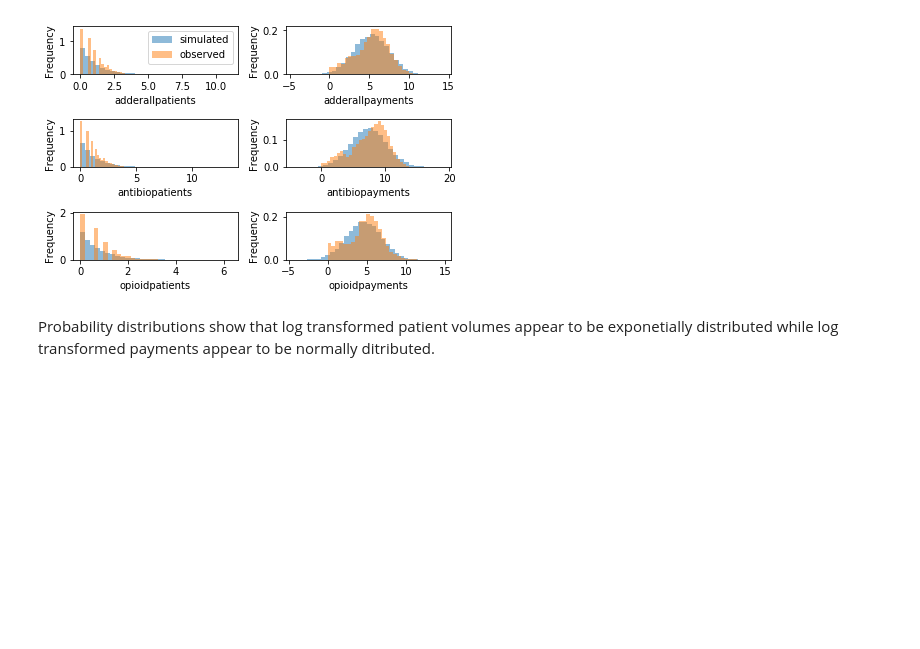
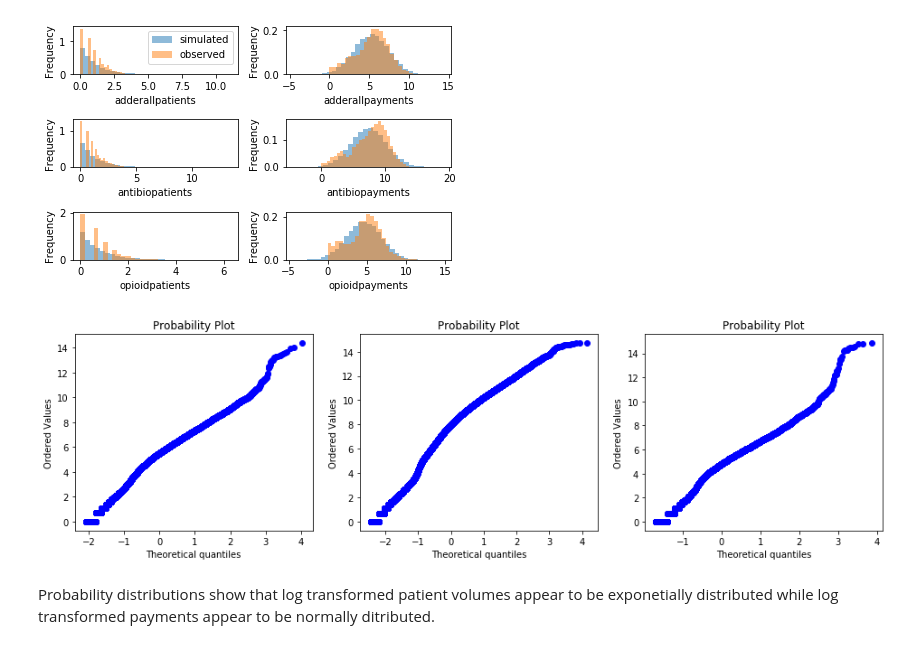
Before and after one commit to nwugocc/Capstone-Project-1, a Jupyter notebook: capstone_1_mini_project_stat_analysis.ipynb, the cells around one changed output. Drawn from its saved outputs; the diff is of its cells as text; code cells hidden in the pictures; blank space fills up the shorter version.

```diff
--- a/capstone_1_mini_project_stat_analysis.ipynb
+++ b/capstone_1_mini_project_stat_analysis.ipynb
@@ -243,6 +243,21 @@ plt.subplot(3,2,1)
 plt.legend();
 # %% [output]
 [figure]
+# %%
+# QQ plots of payments to check for normality
+add_ = [np.log(abs(i)) for i in df2.adderallpayments.dropna()]
+ant_ = [np.log(abs(i)) for i in df2.antibiopayments.dropna()]
+opi_ = [np.log(abs(i)) for i in df2.opioidpayments.dropna()]
+
+fig = plt.figure(figsize=(16, 4))
+ax1 = fig.add_subplot(131)
+ax2 = fig.add_subplot(132)
+ax3 = fig.add_subplot(133)
+st.probplot(add_, dist='norm', plot=ax1)
+st.probplot(ant_, dist='norm', plot=ax2)
+st.probplot(opi_, dist='norm', plot=ax3);
+# %% [output]
+[figure, added]
 # %% [markdown]
 Probability distributions show that log transformed patient volumes appear to be exponetially distributed while log transformed payments appear to be normally ditributed.
 # %% [markdown]
```
